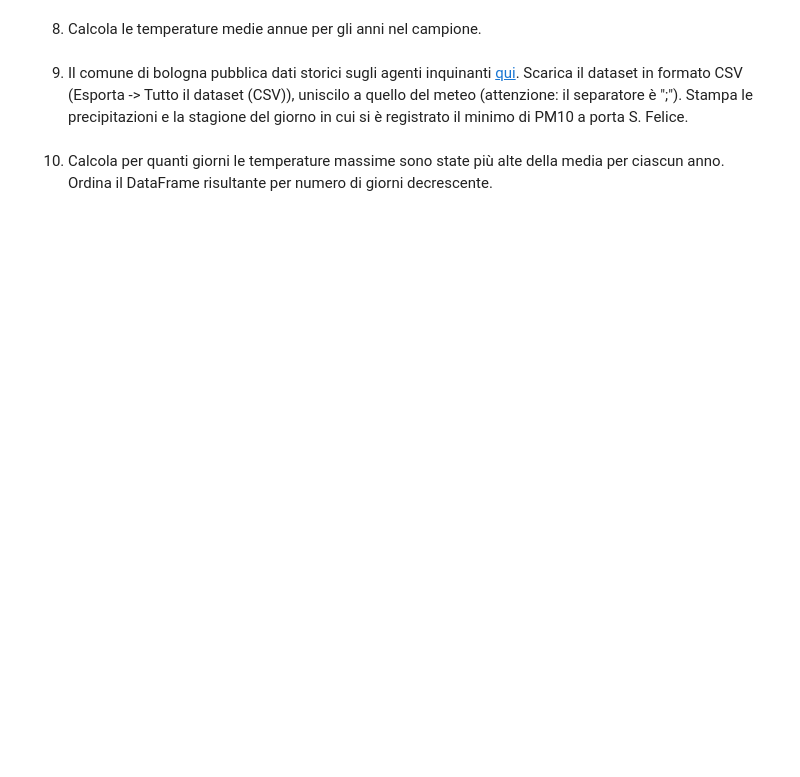
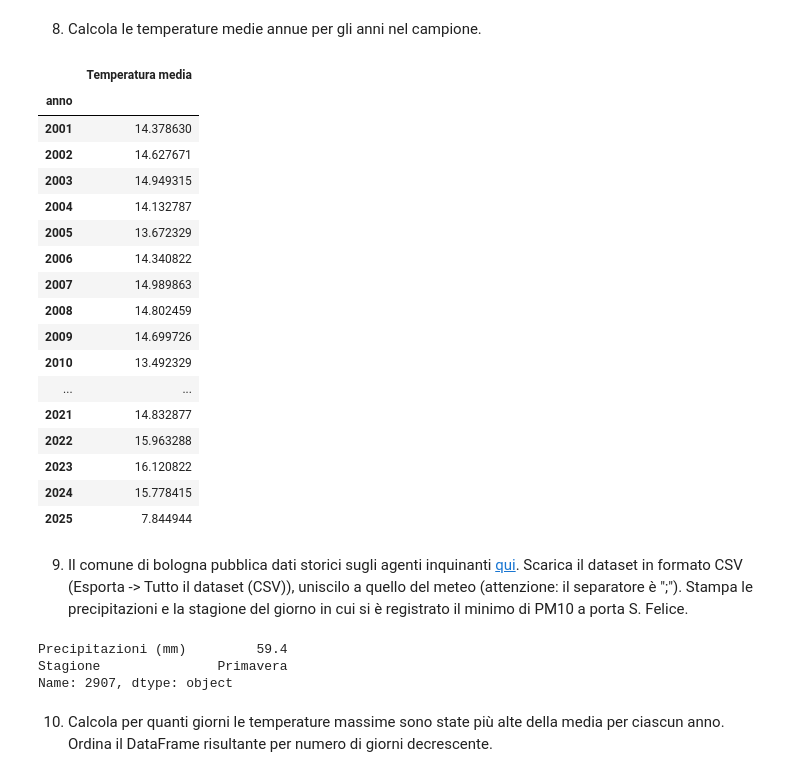
Before and after one commit to intro-prog/2025-2026, a Jupyter notebook: modulo2/soluzioni/09_Esercizi.ipynb, the cells around one changed output. Saved outputs shown, nothing was run; the diff lists cells and outputs as text; code cells hidden in the pictures; blank space fills up the shorter version.

```diff
--- a/modulo2/soluzioni/09_Esercizi.ipynb
+++ b/modulo2/soluzioni/09_Esercizi.ipynb
@@ -116,2 +133,28 @@ Name: 2851, dtype: object
+# %%
+# ES8
+meteo = pd.read_csv("data/meteo_bologna.csv")
+meteo["anno"] = meteo["Data"].str.split("-").str[0]
+
+temperature_per_anno = meteo[["anno", "Temperatura media"]].groupby("anno").mean()
+temperature_per_anno
+# %% [output]
+|  | Temperatura media |
+| anno |  |
+| 2001 | 14.378630 |
+| 2002 | 14.627671 |
+| 2003 | 14.949315 |
+| 2004 | 14.132787 |
+| 2005 | 13.672329 |
+| 2006 | 14.340822 |
+| 2007 | 14.989863 |
+| 2008 | 14.802459 |
+| 2009 | 14.699726 |
+| 2010 | 13.492329 |
+| ... | ... |
+| 2021 | 14.832877 |
+| 2022 | 15.963288 |
+| 2023 | 16.120822 |
+| 2024 | 15.778415 |
+| 2025 | 7.844944 |
 # %% [markdown]
 9. Il comune di bologna pubblica dati storici sugli agenti inquinanti [qui](https://opendata.comune.bologna.it/explore/dataset/dati-centraline-bologna-storico). Scarica il dataset in formato CSV (Esporta -> Tutto il dataset (CSV)), uniscilo a quello del meteo (attenzione: il separatore è ";"). Stampa le precipitazioni e la stagione del giorno in cui si è registrato il minimo di PM10 a porta S. Felice.
@@ -120,3 +161,24 @@ Name: 2851, dtype: object
+# %%
+# ES9
+centraline_df = pd.read_csv("data/dati-centraline-bologna-storico.csv", sep=";")
+
+# filter the station and type of pollutant
+centraline_df = centraline_df[centraline_df["COD_STAZ"] == "PORTA SAN FELICE"]
+centraline_df = centraline_df[centraline_df["AGENTE"] == "PM10"]
+
+# split the date from the time, populate a "Date" column like in the meteo df
+centraline_df["Data"] = centraline_df["DATA_INIZIO"].str.split("T").str[0]
+
+# merge with meteo
+centraline_meteo_merged = centraline_df.merge(meteo)
+
+# sort by "VALORE" (ascending)
+centraline_meteo_merged = centraline_meteo_merged.sort_values("VALORE")
+centraline_meteo_merged[["Precipitazioni (mm)", "Stagione"]].iloc[0]
+# %% [output]
+Precipitazioni (mm)         59.4
+Stagione               Primavera
+Name: 2907, dtype: object
 # %% [markdown]
 
 10. Calcola per quanti giorni le temperature massime sono state più alte della media per ciascun anno. Ordina il DataFrame risultante per numero di giorni decrescente.
```
Also changed, not shown: parts of 9 cells of this notebook, 6 other files.
